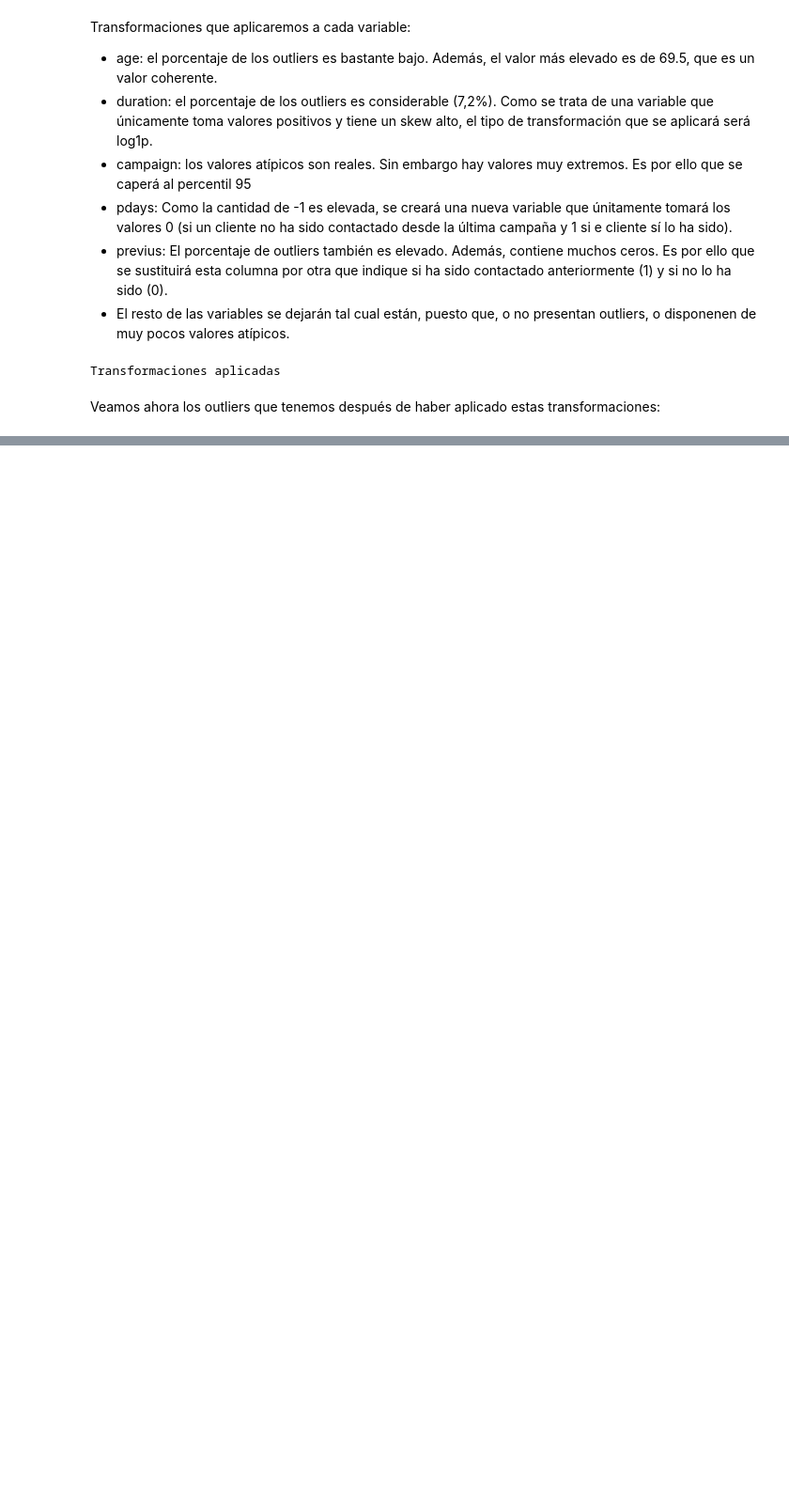
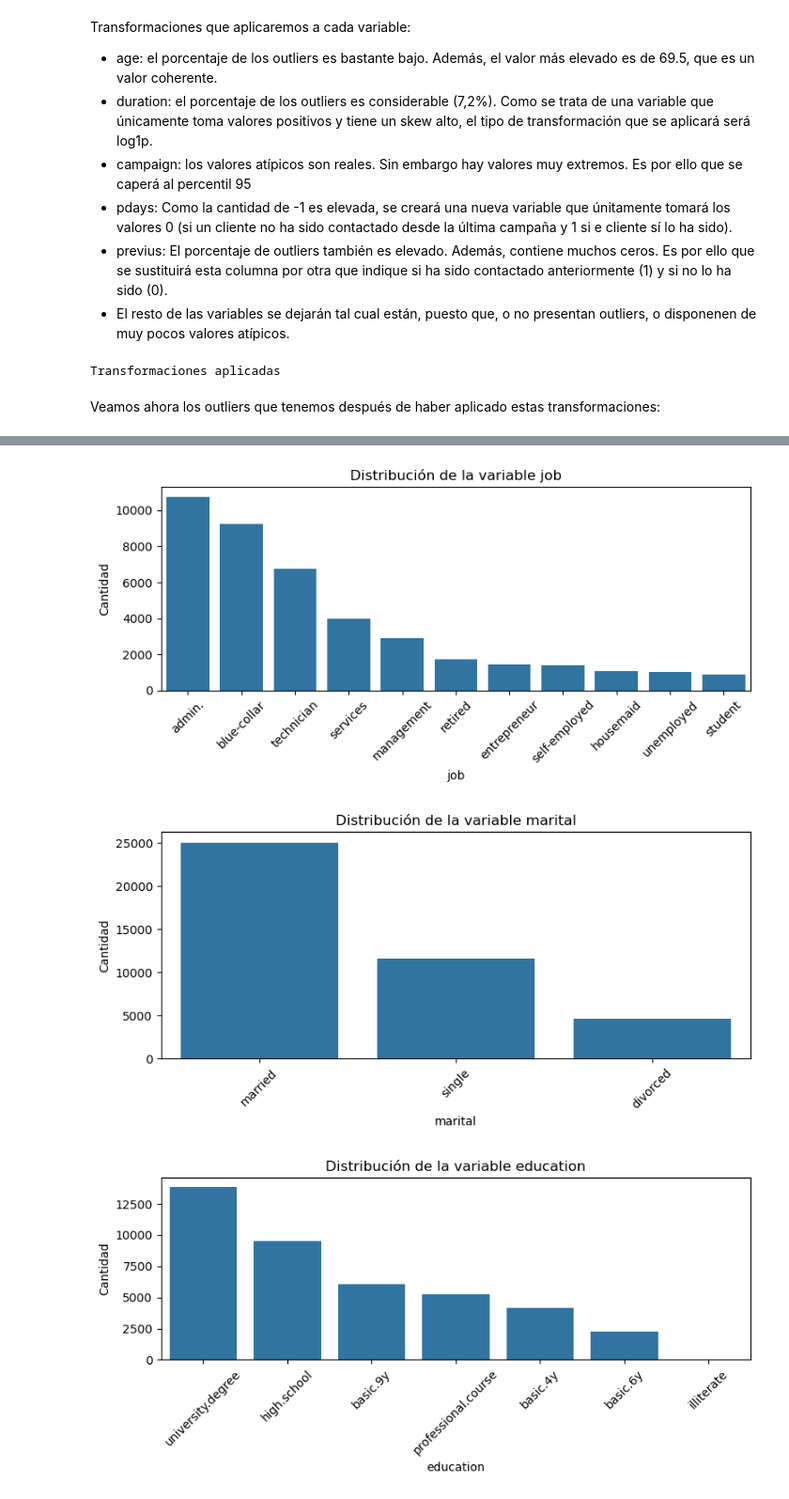
Before and after one commit to Victor-Marcos/Data-mining, a Jupyter notebook: Tarea.ipynb, the cells around one changed output, grey strips where cells are left out. Shown at 94% size. Drawn from its saved outputs; the diff is of its cells as text; code cells hidden in the pictures; blank space fills up the shorter version.

Commit message:
Transformación de los datos: categóricas

```diff
--- a/Tarea.ipynb
+++ b/Tarea.ipynb
@@ -243,10 +245,10 @@ Como el porcentaje de nulos no es muy alto para ninguna de estas variables, sust
 # %%
-columnas_con_nulos = ['default', 'education', 'housing', 'loan', 'job', 'marital']
+columnas_moda = ['education', 'housing', 'loan', 'job', 'marital']
 
-for col in columnas_con_nulos:
+for col in columnas_moda:
     moda = df_sin_duplicados[col].mode()[0]
     df_sin_duplicados.loc[:, col] = df_sin_duplicados[col].fillna(moda)
 
 # Verificar que ya no hay nulos
-print(df_sin_duplicados[columnas_con_nulos].isna().sum())
+print(df_sin_duplicados[columnas_moda].isna().sum())
 # %% [output]
@@ -257,3 +258,6 @@ loan         0
 job          0
 marital      0
 dtype: int64
+# %%
+df_sin_duplicados.loc[:, 'default'] = df_sin_duplicados['default'].fillna('missing')
+print(df_sin_duplicados['default'].isna().mean() * 100)
@@ -462,0 +493,6 @@ Ahora no disponemos de tantos outliers. Llama la atención que la variable conta
+# %%
+# Recorremos cada columna categórica
+for col in variables_categoricas:
+    print(f"{col}:")
+    print(df_sin_outliers[col].unique())
+    print("-" * 40)
@@ -462,0 +517,16 @@ Ahora no disponemos de tantos outliers. Llama la atención que la variable conta
+# %%
+import seaborn as sns
+# Recorremos cada columna categórica
+for col in variables_categoricas:
+    plt.figure(figsize=(8,4))
+    sns.countplot(data=df_sin_outliers, x=col, order=df_sin_outliers[col].value_counts().index)
+    plt.title(f"Distribución de la variable {col}")
+    plt.xticks(rotation=45)  # Rotamos etiquetas si son largas
+    plt.ylabel("Cantidad")
+    plt.xlabel(col)
+    plt.tight_layout()
+    plt.show()
+# %% [output]
+[figure, added]
+[figure, added]
+[figure, added]
```
Also changed, not shown: parts of 23 cells of this notebook.
